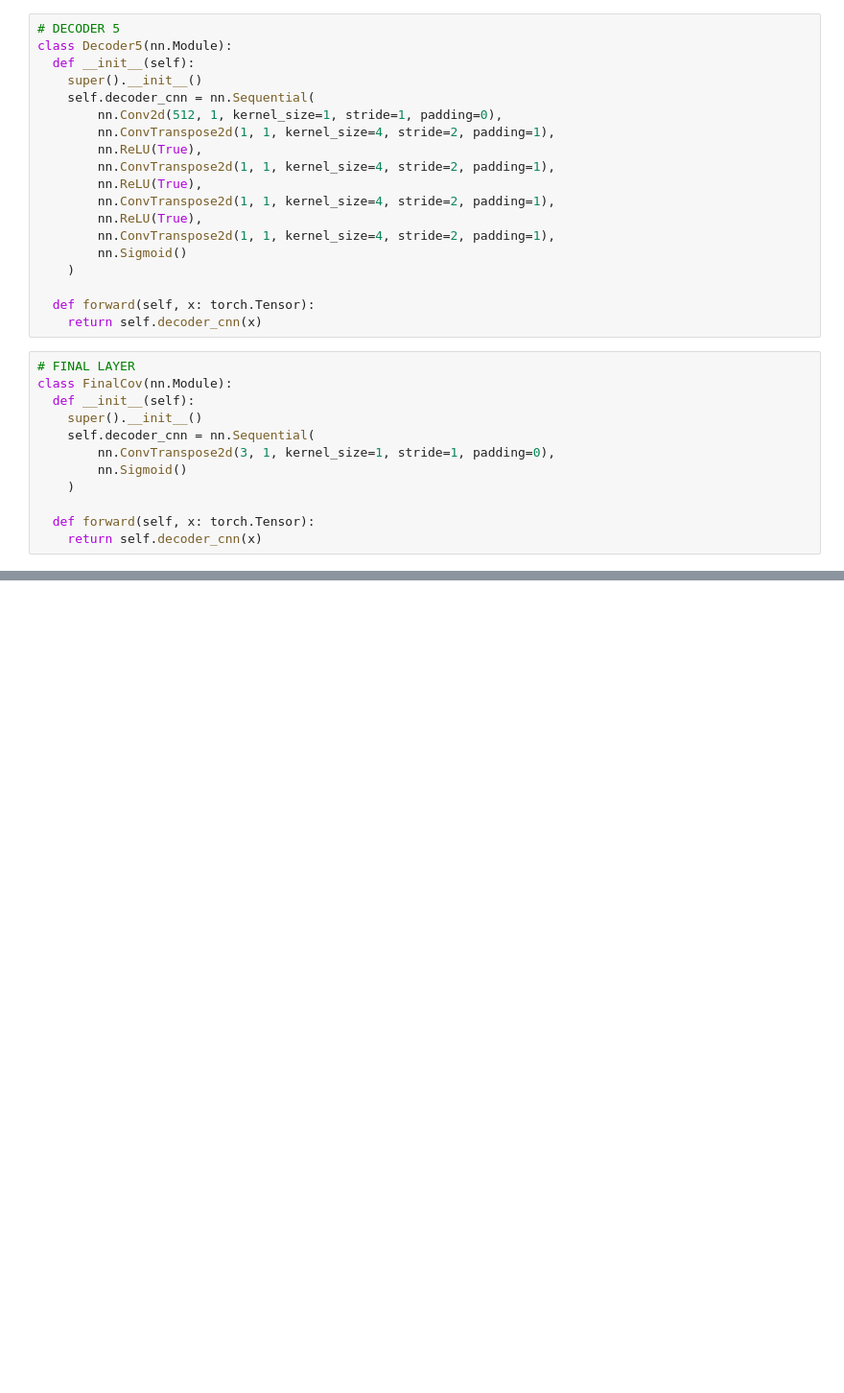
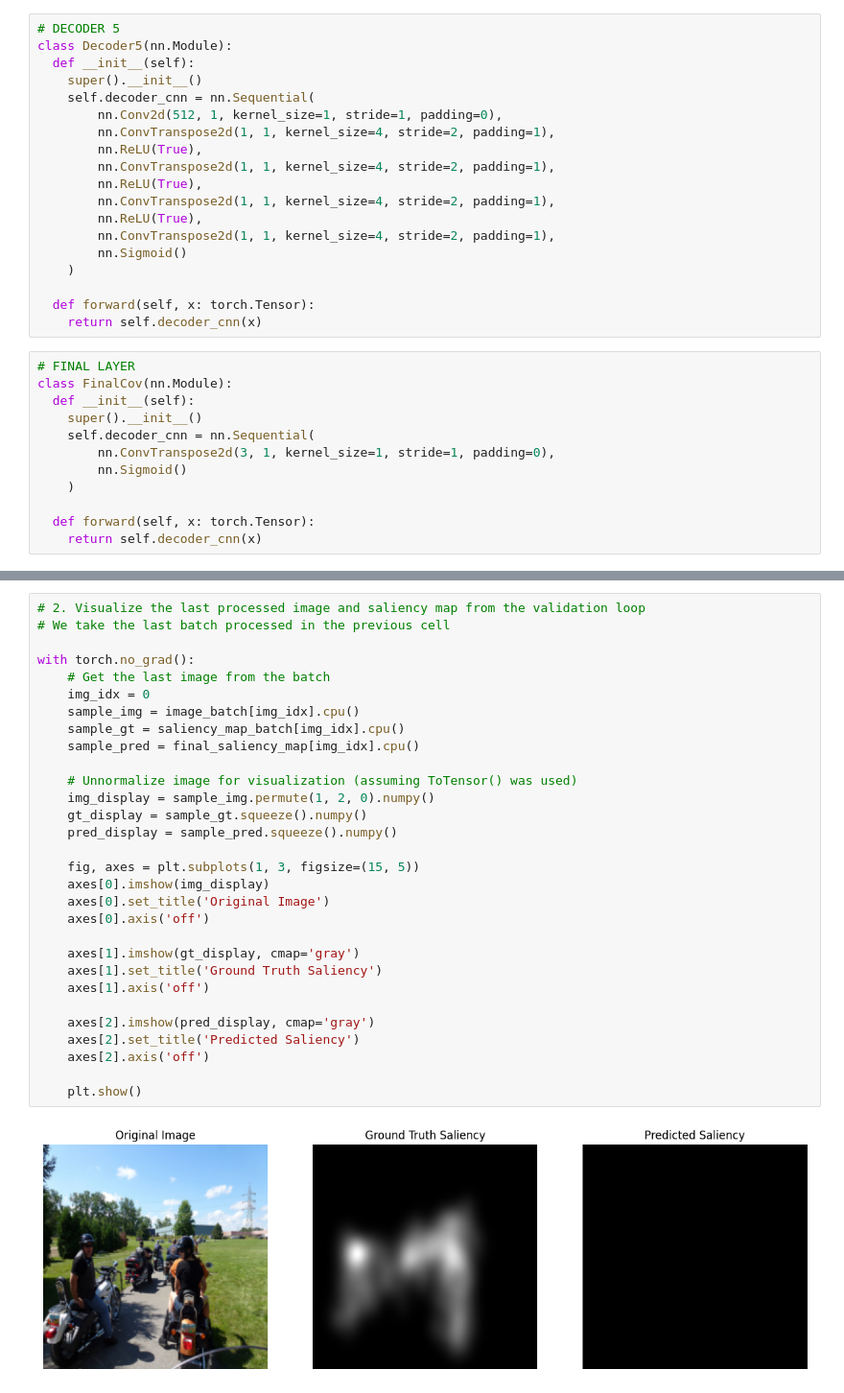
Before and after one commit to SebastianoColombini/NN_DL_project, a Jupyter notebook: prova.ipynb, the cells around one changed output, grey strips where cells are left out. Shown at 96% size. Drawn from its saved outputs; the diff is of its cells as text; blank space fills up the shorter version.

```diff
--- a/prova.ipynb
+++ b/prova.ipynb
@@ -505,0 +552,32 @@ for epoch in range(start_epoch, total_epochs):
+# %%
+# 2. Visualize the last processed image and saliency map from the validation loop
+# We take the last batch processed in the previous cell
+
+with torch.no_grad():
+    # Get the last image from the batch
+    img_idx = 0
+    sample_img = image_batch[img_idx].cpu()
+    sample_gt = saliency_map_batch[img_idx].cpu()
+    sample_pred = final_saliency_map[img_idx].cpu()
+
+    # Unnormalize image for visualization (assuming ToTensor() was used)
+    img_display = sample_img.permute(1, 2, 0).numpy()
+    gt_display = sample_gt.squeeze().numpy()
+    pred_display = sample_pred.squeeze().numpy()
+
+    fig, axes = plt.subplots(1, 3, figsize=(15, 5))
+    axes[0].imshow(img_display)
+    axes[0].set_title('Original Image')
+    axes[0].axis('off')
+
+    axes[1].imshow(gt_display, cmap='gray')
+    axes[1].set_title('Ground Truth Saliency')
+    axes[1].axis('off')
+
+    axes[2].imshow(pred_display, cmap='gray')
+    axes[2].set_title('Predicted Saliency')
+    axes[2].axis('off')
+
+    plt.show()
+# %% [output]
+[figure, added]
```
Also changed, not shown: parts of 4 cells of this notebook.
